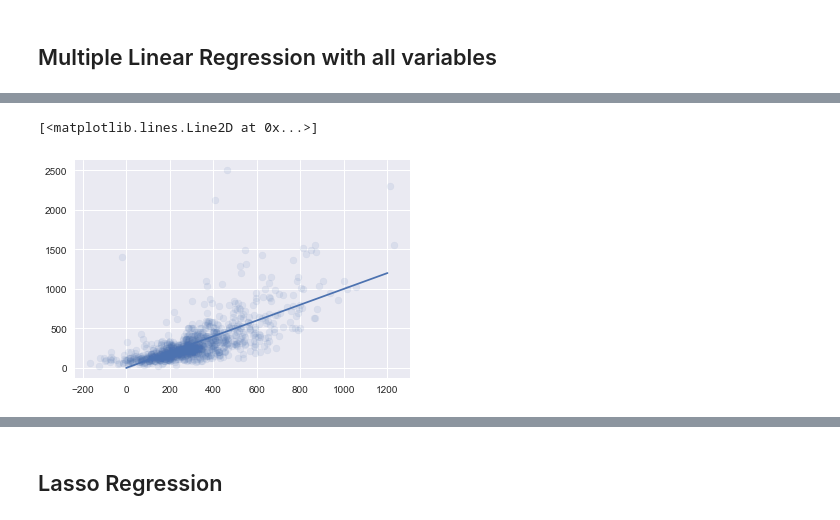
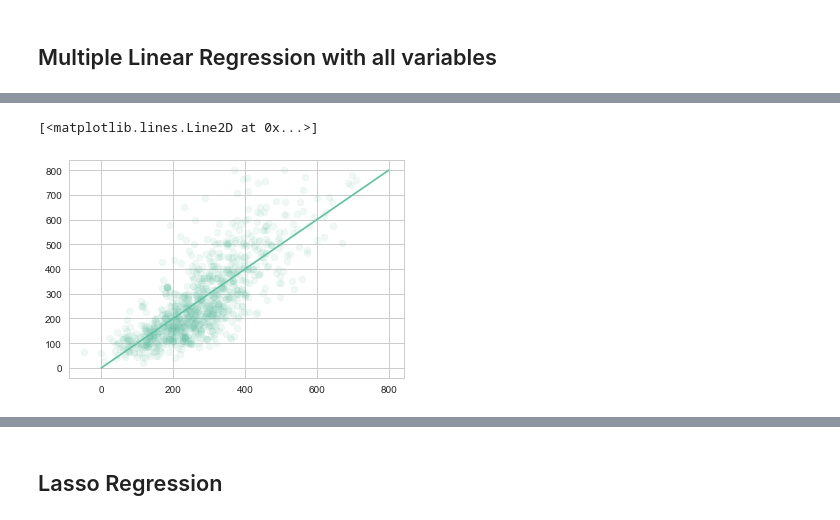
Before and after one commit to nanafwu/vacation-home-regression, a Jupyter notebook: HomeAway_Regression.ipynb, the cells around one changed output, grey strips where cells are left out. Cells and saved outputs as stored; diff of their text form; code cells hidden in the pictures.

```diff
--- a/HomeAway_Regression.ipynb
+++ b/HomeAway_Regression.ipynb
@@ -191,8 +228,13 @@ def order_zip_coeff(coeff_names, coeff_vals):
     coeff_vals = np.array(coeff_vals)
     importance_indices = np.argsort(coeff_vals)[::-1]
     return list(zip(coeff_names[importance_indices], coeff_vals[importance_indices]))
+
+# Split the data 70-30 train/test
+features = features + ['number_reviews_neg_exp', 'distance_to_TS_neg_exp']
+X = df.loc[:, features]
+X_train, X_test, y_train, y_test = train_test_split(X, y, test_size=0.3, random_state=42)
 # %%
-features_2 = ['bedrooms', 'distance_to_TS']
+features_2 = ['bedrooms', 'distance_to_TS_neg_exp']
 lr_model2 = LinearRegression()
 lr_model2.fit(X_train.loc[:, features_2], y_train)
 order_zip_coeff(features_2, lr_model2.coef_)
@@ -224,7 +273,7 @@ plt.plot(np.linspace(0, 2000, 10), np.linspace(0, 0, 10))
 ## Multiple Linear Regression with 4 variables
 # %%
 features_4 = ['bedrooms', 'bathrooms',
-              'min_stay', 'distance_to_TS']
+              'min_stay', 'distance_to_TS_neg_exp']
 lr_model_4 = LinearRegression()
 lr_model_4.fit(X_train.loc[:, features_4], y_train)
 order_zip_coeff(features_4, lr_model_4.coef_)
@@ -244,7 +293,9 @@ R2: 0.438379553092
 # %% [markdown]
 ## Multiple Linear Regression with all variables
 # %%
-X = df.loc[:, features_all]
+features_all = ['rating', 'number_reviews_neg_exp', 'sleeps', 'bedrooms', 'bathrooms', 'min_stay',
+               'has_elevator', 'has_concierge', 'has_patio', 'has_pool', 'floor_area',
+               'distance_to_TS_neg_exp', 'text_onefinestay', 'text_master', 'text_requests', 'text_advance']
 lr_model_all = LinearRegression()
 lr_model_all.fit(X_train.loc[:, features_all], y_train)
 order_zip_coeff(features_all, lr_model_all.coef_)
@@ -276,7 +327,7 @@ R2: 0.487167948603
 # %%
 ## Plot predicted price vs actual price
 plt.scatter(y_test_pred_all, y_test, alpha=.1)
-plt.plot(np.linspace(0, 1200, 10), np.linspace(0, 1200, 10))
+plt.plot(np.linspace(0, 800, 10), np.linspace(0, 800, 10))
 # %% [output]
 [<matplotlib.lines.Line2D at 0x...>]
-[figure, old version]
+[figure, new version]
```
Also changed, not shown: parts of 52 cells of this notebook, 1 other file.
